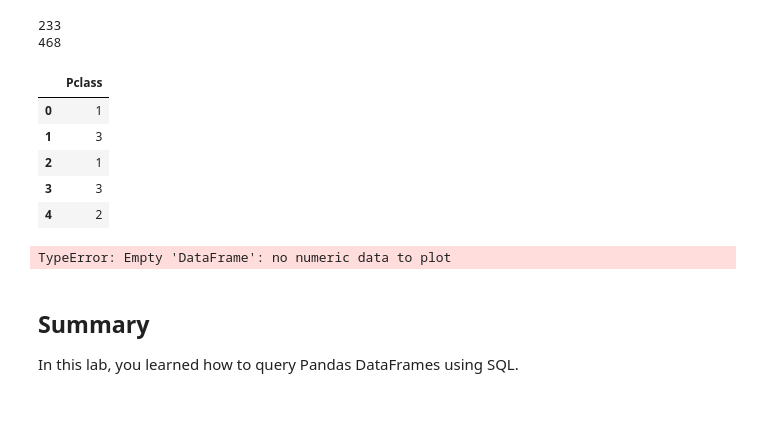
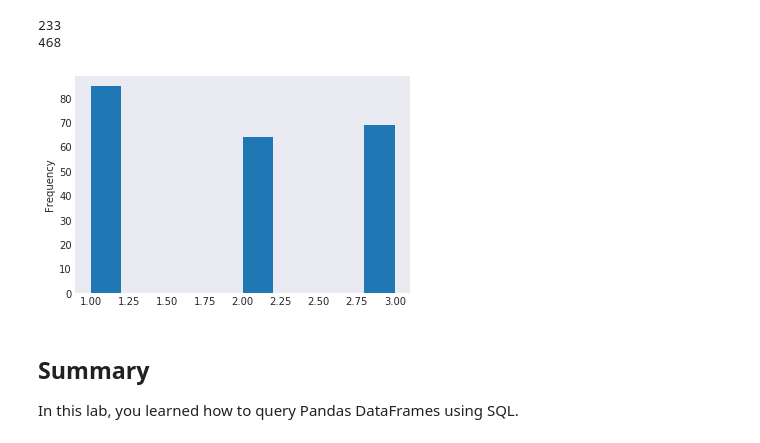
Before and after one commit to BrittaInData/dsc-0-05-16-sql-with-pandas-online-ds-ft-100118, a Jupyter notebook: index.ipynb, the cells around one changed output. Saved outputs shown, nothing was run; the diff lists cells and outputs as text; code cells hidden in the pictures; blank space fills up the shorter version.

```diff
--- a/index.ipynb
+++ b/index.ipynb
@@ -345,21 +345,13 @@ print(len(died_females_by_pclass_df))
 # %% [output]
 233
 468
-# %%
-survived_females_by_pclass_df.head()
-# %% [output]
-|  | Pclass |
-| 0 | 1 |
-| 1 | 3 |
-| 2 | 1 |
-| 3 | 3 |
-| 4 | 2 |
 # %%
 # Create and label the histograms for each below!
-survived_females_by_pclass_df.plot.hist()
+# before - partially responding to the error messages - drop na's and change datatypes to a numeric one
+survived_females_by_pclass_df.replace('?', np.nan).dropna().astype(np.int64).plot.hist(legend=False)
 plt.show();
 # %% [output]
-TypeError: Empty 'DataFrame': no numeric data to plot
+[figure, added]
 # %% [markdown]
 ## Summary
 
```
Also changed, not shown: parts of 1 cell of this notebook.
